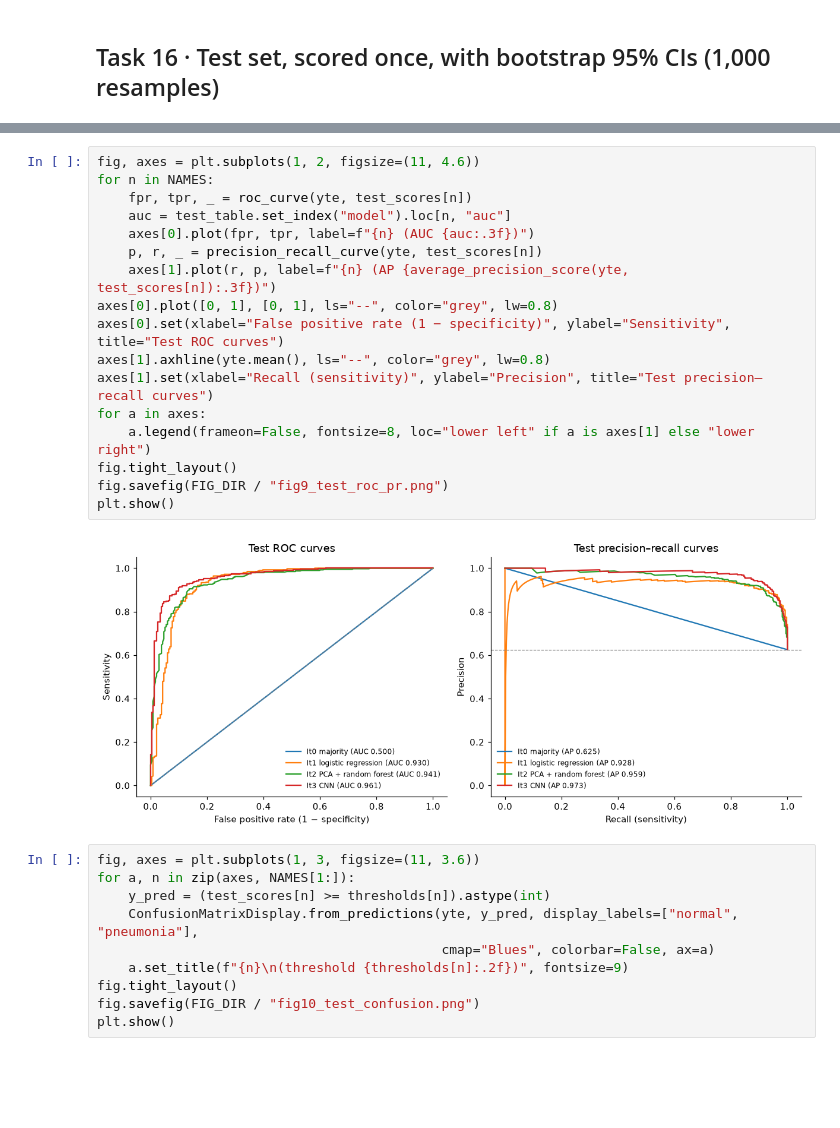
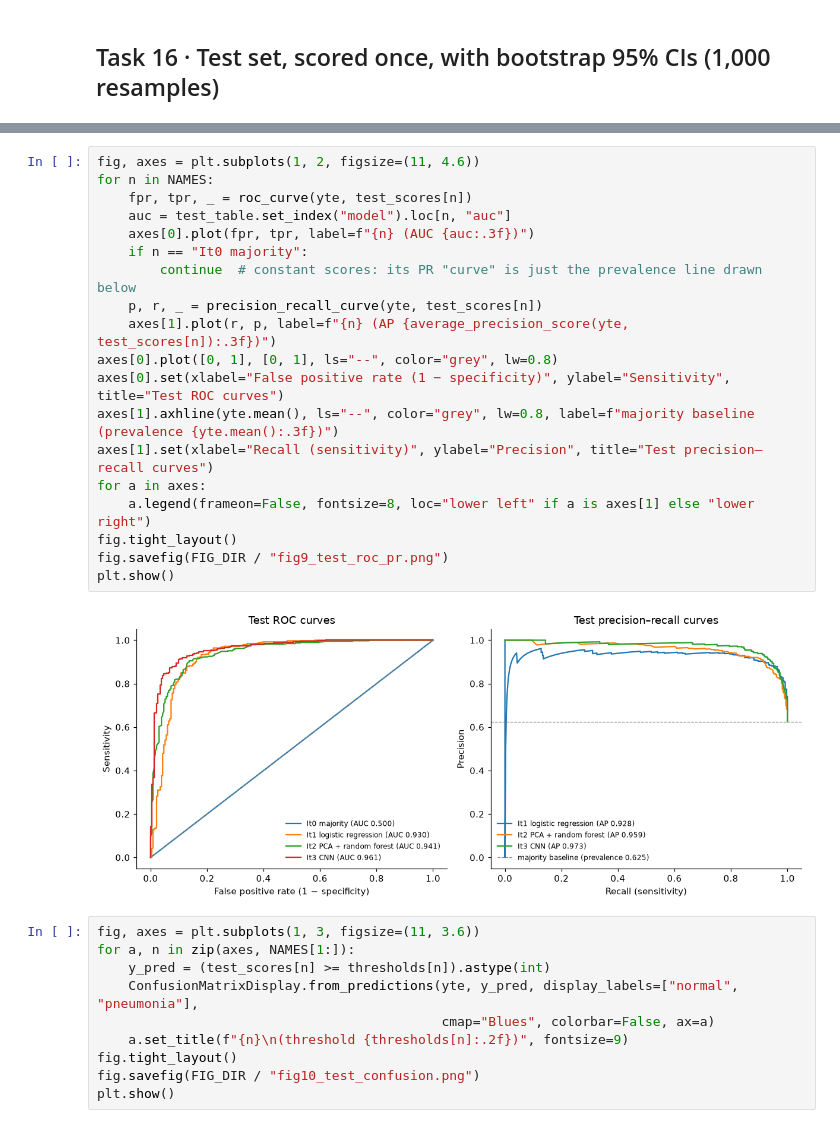
Before and after one commit to sakshamarora97/pneumonia-mnist-classifier, a Jupyter notebook: notebooks/04_eval.ipynb, the cells around one changed output, grey strips where cells are left out. Saved outputs shown, nothing was run; the diff lists cells and outputs as text; blank space fills up the shorter version.

```diff
--- a/notebooks/04_eval.ipynb
+++ b/notebooks/04_eval.ipynb
@@ -108,22 +108,24 @@ test_table[["model", "threshold", "auc", "auc_ci", "sensitivity", "sens_ci", "sp
 # %%
 fig, axes = plt.subplots(1, 2, figsize=(11, 4.6))
 for n in NAMES:
     fpr, tpr, _ = roc_curve(yte, test_scores[n])
     auc = test_table.set_index("model").loc[n, "auc"]
     axes[0].plot(fpr, tpr, label=f"{n} (AUC {auc:.3f})")
+    if n == "It0 majority":
+        continue  # constant scores: its PR "curve" is just the prevalence line drawn below
     p, r, _ = precision_recall_curve(yte, test_scores[n])
     axes[1].plot(r, p, label=f"{n} (AP {average_precision_score(yte, test_scores[n]):.3f})")
 axes[0].plot([0, 1], [0, 1], ls="--", color="grey", lw=0.8)
 axes[0].set(xlabel="False positive rate (1 − specificity)", ylabel="Sensitivity", title="Test ROC curves")
-axes[1].axhline(yte.mean(), ls="--", color="grey", lw=0.8)
+axes[1].axhline(yte.mean(), ls="--", color="grey", lw=0.8, label=f"majority baseline (prevalence {yte.mean():.3f})")
 axes[1].set(xlabel="Recall (sensitivity)", ylabel="Precision", title="Test precision–recall curves")
 for a in axes:
     a.legend(frameon=False, fontsize=8, loc="lower left" if a is axes[1] else "lower right")
 fig.tight_layout()
 fig.savefig(FIG_DIR / "fig9_test_roc_pr.png")
 plt.show()
 # %% [output]
-[figure, old version]
+[figure, new version]
 # %%
 fig, axes = plt.subplots(1, 3, figsize=(11, 3.6))
 for a, n in zip(axes, NAMES[1:]):
```
Also changed, not shown: 4 other files.
